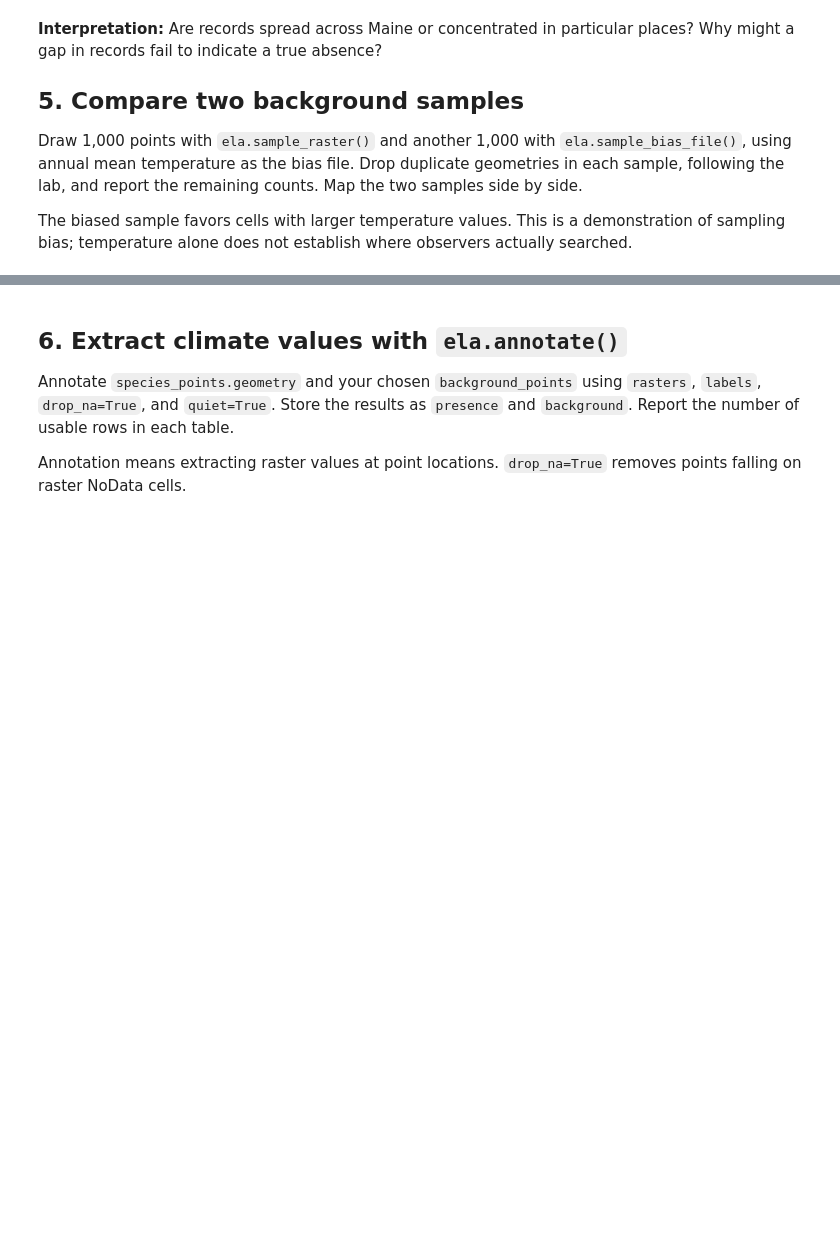
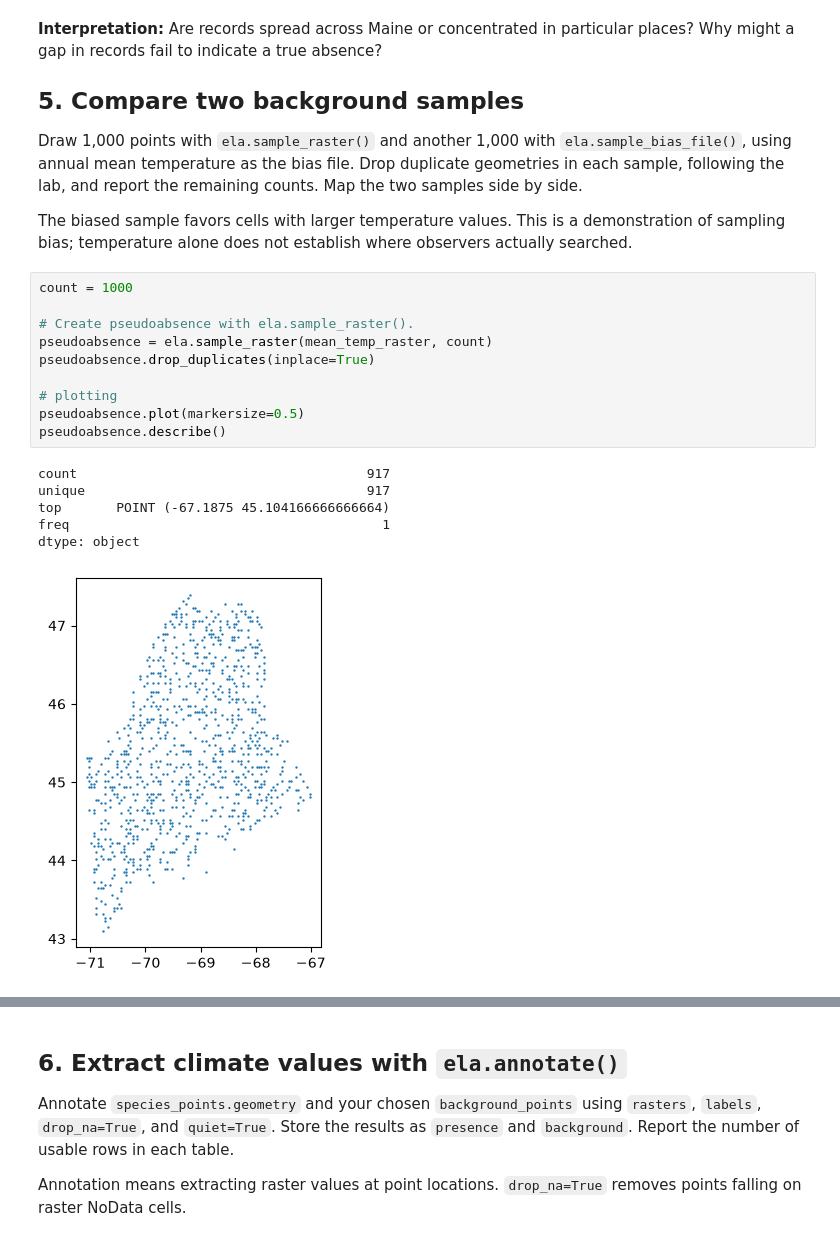
Before and after one commit to carlycoughlin-ux/BIO597-SpatialBiodiversity, a Jupyter notebook: docs/assignments/Assignment-08-SDM-Software.ipynb, the cells around one changed output, grey strips where cells are left out. Cells and saved outputs as stored; diff of their text form; blank space fills up the shorter version.

```diff
--- a/docs/assignments/Assignment-08-SDM-Software.ipynb
+++ b/docs/assignments/Assignment-08-SDM-Software.ipynb
@@ -85,4 +150,21 @@ mean_temp_raster = rasters[0]
 Draw 1,000 points with `ela.sample_raster()` and another 1,000 with `ela.sample_bias_file()`, using annual mean temperature as the bias file. Drop duplicate geometries in each sample, following the lab, and report the remaining counts. Map the two samples side by side.
 
 The biased sample favors cells with larger temperature values. This is a demonstration of sampling bias; temperature alone does not establish where observers actually searched.
+# %%
+count = 1000
+
+# Create pseudoabsence with ela.sample_raster().
+pseudoabsence = ela.sample_raster(mean_temp_raster, count)
+pseudoabsence.drop_duplicates(inplace=True)
+
+# plotting
+pseudoabsence.plot(markersize=0.5)
+pseudoabsence.describe()
+# %% [output]
+count                                     917
+unique                                    917
+top       POINT (-67.1875 45.104166666666664)
+freq                                        1
+dtype: object
+[figure, added]
 # %%
```
Also changed, not shown: parts of 30 cells of this notebook, 8 other files.
